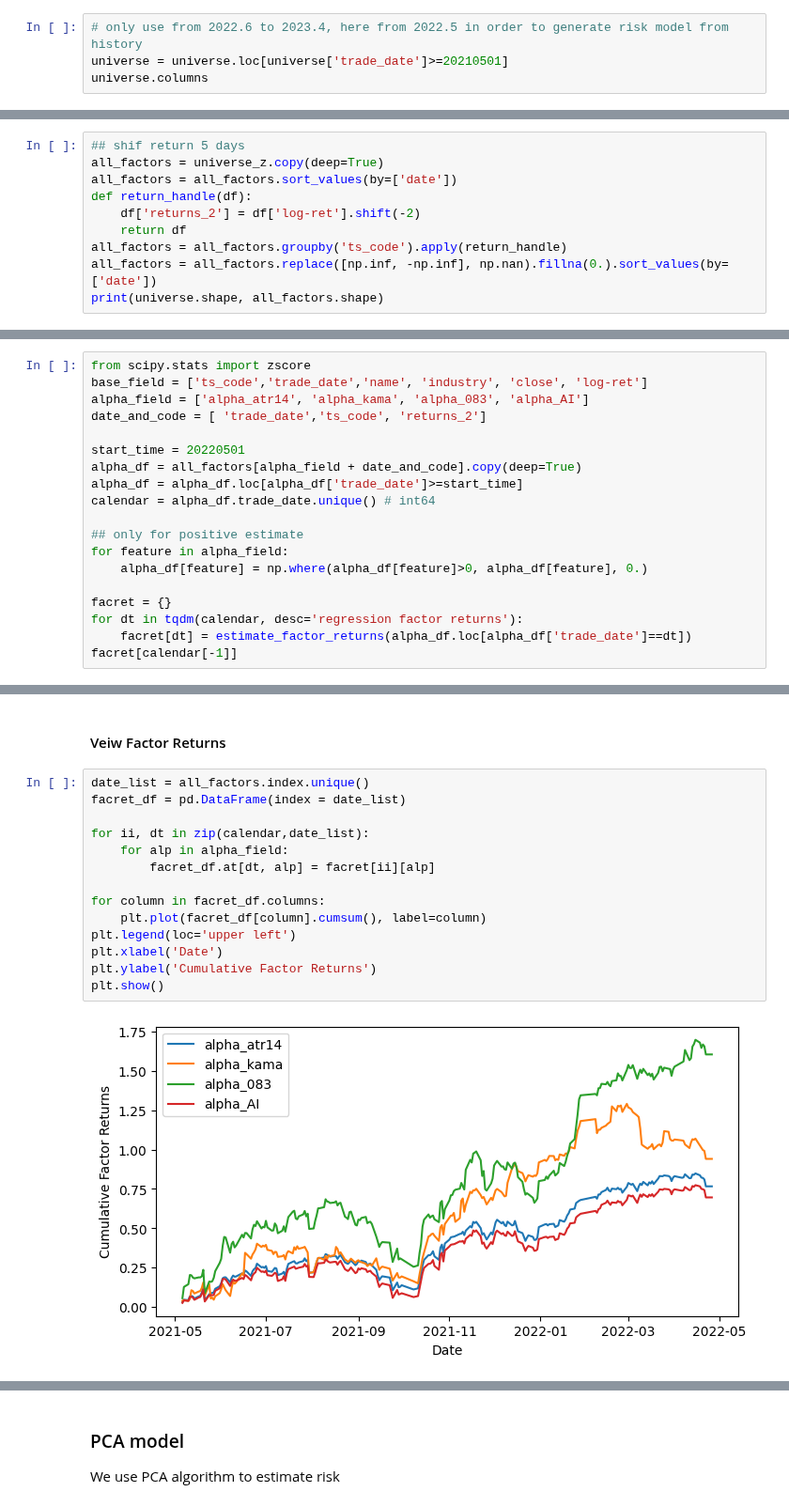
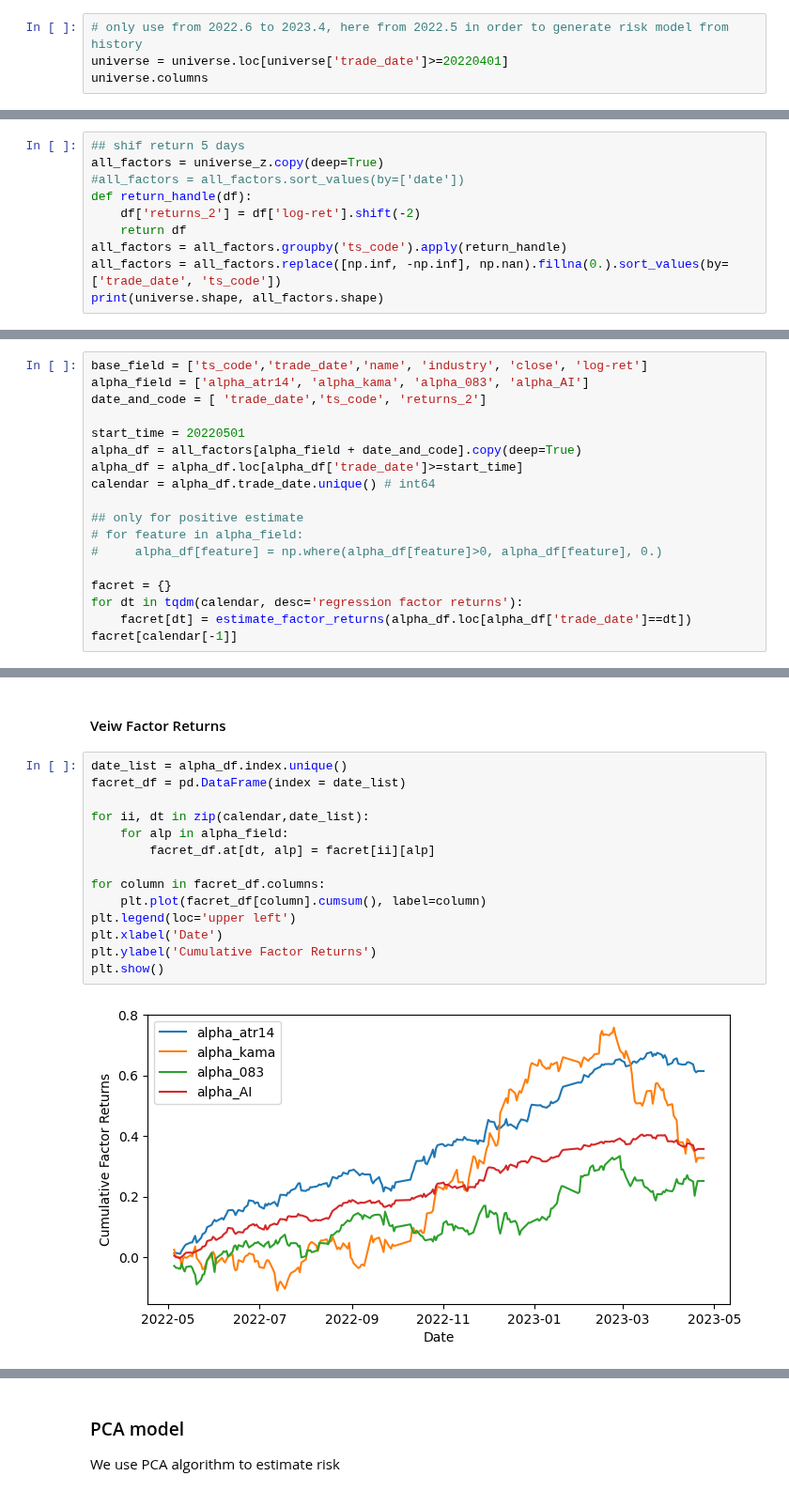
Before and after one commit to JiaRuiming-1/AI-Trading, a Jupyter notebook: P7_Backtesting/Backtest_Real.ipynb, the cells around one changed output, grey strips where cells are left out. Shown at 94% size. Saved outputs shown, nothing was run; the diff lists cells and outputs as text.

```diff
--- a/P7_Backtesting/Backtest_Real.ipynb
+++ b/P7_Backtesting/Backtest_Real.ipynb
@@ -35,6 +35,6 @@ print(universe.shape)
 # %%
 # only use from 2022.6 to 2023.4, here from 2022.5 in order to generate risk model from history
-universe = universe.loc[universe['trade_date']>=20210501]
+universe = universe.loc[universe['trade_date']>=20220401]
 universe.columns
 # %% [output]
 Index(['ts_code', 'trade_date', 'name', 'industry', 'close', 'log-ret',
@@ -101,11 +104,11 @@ The facort values in cross section should view as a type of exposure. We can cal
 # %%
 ## shif return 5 days
 all_factors = universe_z.copy(deep=True)
-all_factors = all_factors.sort_values(by=['date'])
+#all_factors = all_factors.sort_values(by=['date'])
 def return_handle(df):
     df['returns_2'] = df['log-ret'].shift(-2)
     return df
 all_factors = all_factors.groupby('ts_code').apply(return_handle)
-all_factors = all_factors.replace([np.inf, -np.inf], np.nan).fillna(0.).sort_values(by=['date'])
+all_factors = all_factors.replace([np.inf, -np.inf], np.nan).fillna(0.).sort_values(by=['trade_date', 'ts_code'])
 print(universe.shape, all_factors.shape)
 # %% [output]
@@ -143,7 +146,6 @@ alpha_AI      -0.004518
 alpha_083     -0.030816
 dtype: float64
 # %%
-from scipy.stats import zscore
 base_field = ['ts_code','trade_date','name', 'industry', 'close', 'log-ret']
 alpha_field = ['alpha_atr14', 'alpha_kama', 'alpha_083', 'alpha_AI']
 date_and_code = [ 'trade_date','ts_code', 'returns_2']
@@ -154,8 +156,8 @@ alpha_df = alpha_df.loc[alpha_df['trade_date']>=start_time]
 calendar = alpha_df.trade_date.unique() # int64
 
 ## only for positive estimate
-for feature in alpha_field:
-    alpha_df[feature] = np.where(alpha_df[feature]>0, alpha_df[feature], 0.)
+# for feature in alpha_field:
+#     alpha_df[feature] = np.where(alpha_df[feature]>0, alpha_df[feature], 0.)
 
 facret = {}
 for dt in tqdm(calendar, desc='regression factor returns'):
@@ -170,18 +172,18 @@ dtype: float64
 # %% [markdown]
 #### Veiw Factor Returns
 # %%
-date_list = all_factors.index.unique()
+date_list = alpha_df.index.unique()
 facret_df = pd.DataFrame(index = date_list)
 
 for ii, dt in zip(calendar,date_list):
     for alp in alpha_field:
         facret_df.at[dt, alp] = facret[ii][alp]
 
 for column in facret_df.columns:
     plt.plot(facret_df[column].cumsum(), label=column)
 plt.legend(loc='upper left')
 plt.xlabel('Date')
 plt.ylabel('Cumulative Factor Returns')
 plt.show()
 # %% [output]
-[figure, old version]
+[figure, new version]
```
Also changed, not shown: parts of 28 cells of this notebook.
